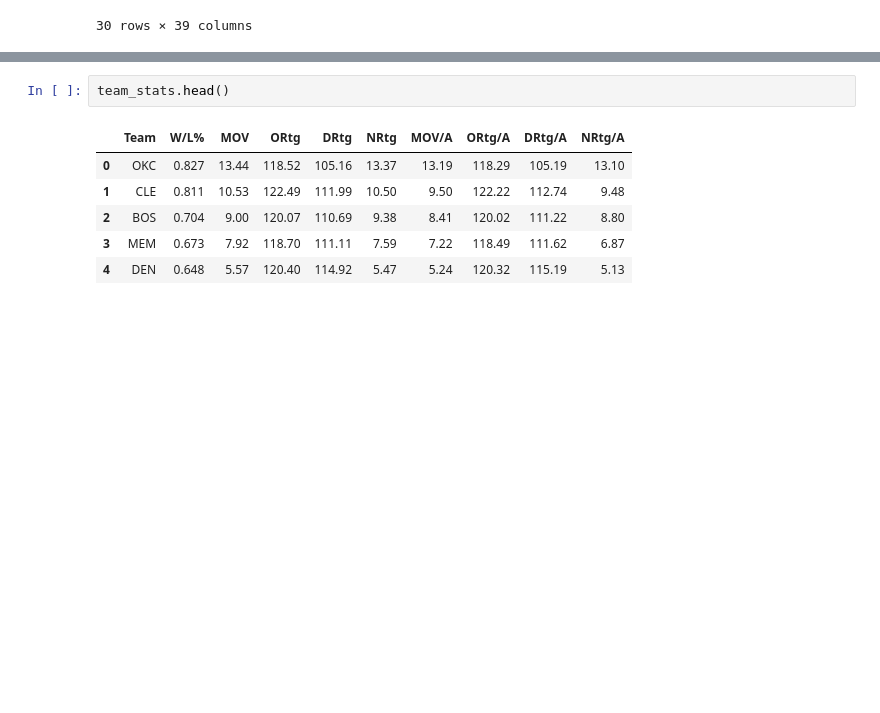
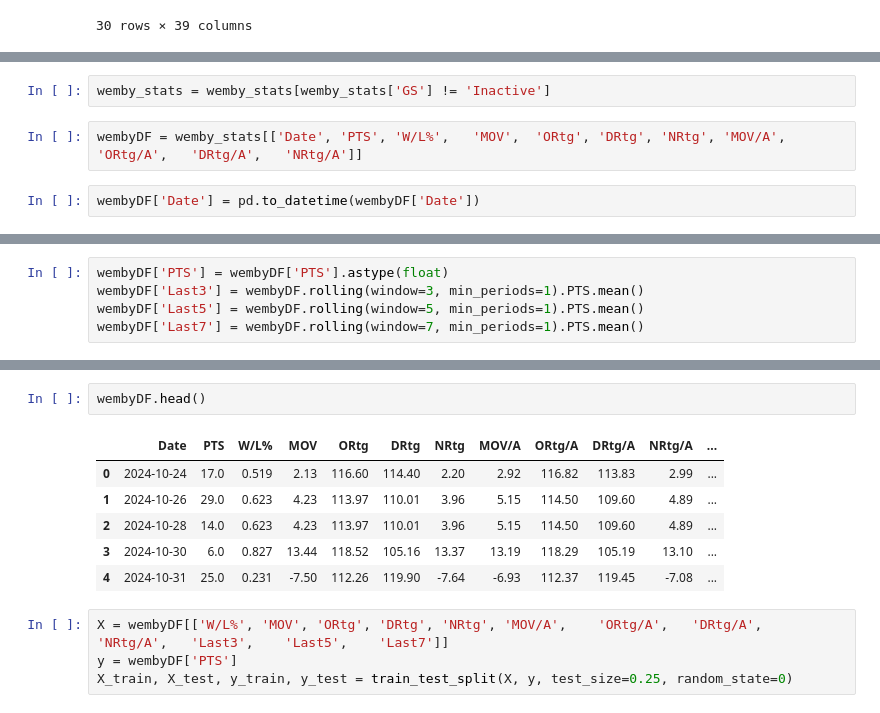
Before and after one commit to hdjwis/NBA_predictions, a Jupyter notebook: opp_team_stats_wemby.ipynb, the cells around one changed output, grey strips where cells are left out. Cells and saved outputs as stored; diff of their text form; blank space fills up the shorter version.

Commit message:
added the team data to wemby data and began creating models

```diff
--- a/opp_team_stats_wemby.ipynb
+++ b/opp_team_stats_wemby.ipynb
@@ -137,0 +149,6 @@ True
+# %%
+wemby_stats = wemby_stats[wemby_stats['GS'] != 'Inactive']
+# %%
+wembyDF = wemby_stats[['Date', 'PTS', 'W/L%',	'MOV',	'ORtg',	'DRtg',	'NRtg',	'MOV/A',	'ORtg/A',	'DRtg/A',	'NRtg/A']]
+# %%
+wembyDF['Date'] = pd.to_datetime(wembyDF['Date'])
@@ -137,0 +181,5 @@ True
+# %%
+wembyDF['PTS'] = wembyDF['PTS'].astype(float)
+wembyDF['Last3'] = wembyDF.rolling(window=3, min_periods=1).PTS.mean()
+wembyDF['Last5'] = wembyDF.rolling(window=5, min_periods=1).PTS.mean()
+wembyDF['Last7'] = wembyDF.rolling(window=7, min_periods=1).PTS.mean()
@@ -138,9 +207,13 @@ True
 # %%
-team_stats.head()
+wembyDF.head()
 # %% [output]
-|  | Team | W/L% | MOV | ORtg | DRtg | NRtg | MOV/A | ORtg/A | DRtg/A | NRtg/A |
-| 0 | OKC | 0.827 | 13.44 | 118.52 | 105.16 | 13.37 | 13.19 | 118.29 | 105.19 | 13.10 |
-| 1 | CLE | 0.811 | 10.53 | 122.49 | 111.99 | 10.50 | 9.50 | 122.22 | 112.74 | 9.48 |
-| 2 | BOS | 0.704 | 9.00 | 120.07 | 110.69 | 9.38 | 8.41 | 120.02 | 111.22 | 8.80 |
-| 3 | MEM | 0.673 | 7.92 | 118.70 | 111.11 | 7.59 | 7.22 | 118.49 | 111.62 | 6.87 |
-| 4 | DEN | 0.648 | 5.57 | 120.40 | 114.92 | 5.47 | 5.24 | 120.32 | 115.19 | 5.13 |
+|  | Date | PTS | W/L% | MOV | ORtg | DRtg | NRtg | MOV/A | ORtg/A | DRtg/A | NRtg/A | ... |
+| 0 | 2024-10-24 | 17.0 | 0.519 | 2.13 | 116.60 | 114.40 | 2.20 | 2.92 | 116.82 | 113.83 | 2.99 | ... |
+| 1 | 2024-10-26 | 29.0 | 0.623 | 4.23 | 113.97 | 110.01 | 3.96 | 5.15 | 114.50 | 109.60 | 4.89 | ... |
+| 2 | 2024-10-28 | 14.0 | 0.623 | 4.23 | 113.97 | 110.01 | 3.96 | 5.15 | 114.50 | 109.60 | 4.89 | ... |
+| 3 | 2024-10-30 | 6.0 | 0.827 | 13.44 | 118.52 | 105.16 | 13.37 | 13.19 | 118.29 | 105.19 | 13.10 | ... |
+| 4 | 2024-10-31 | 25.0 | 0.231 | -7.50 | 112.26 | 119.90 | -7.64 | -6.93 | 112.37 | 119.45 | -7.08 | ... |
+# %%
+X = wembyDF[['W/L%', 'MOV',	'ORtg',	'DRtg',	'NRtg',	'MOV/A',	'ORtg/A',	'DRtg/A',	'NRtg/A',	'Last3',	'Last5',	'Last7']]
+y = wembyDF['PTS']
+X_train, X_test, y_train, y_test = train_test_split(X, y, test_size=0.25, random_state=0)
```
Also changed, not shown: parts of 15 cells of this notebook.
